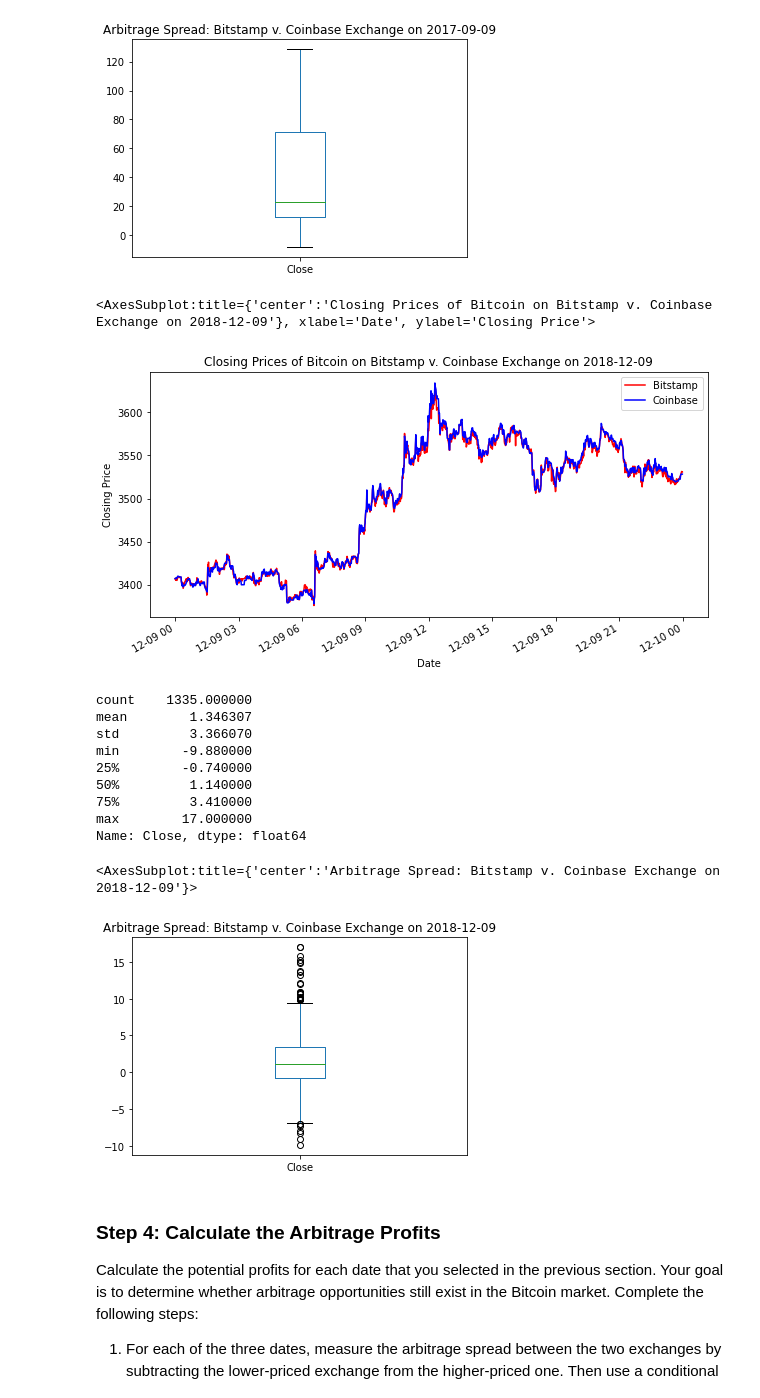
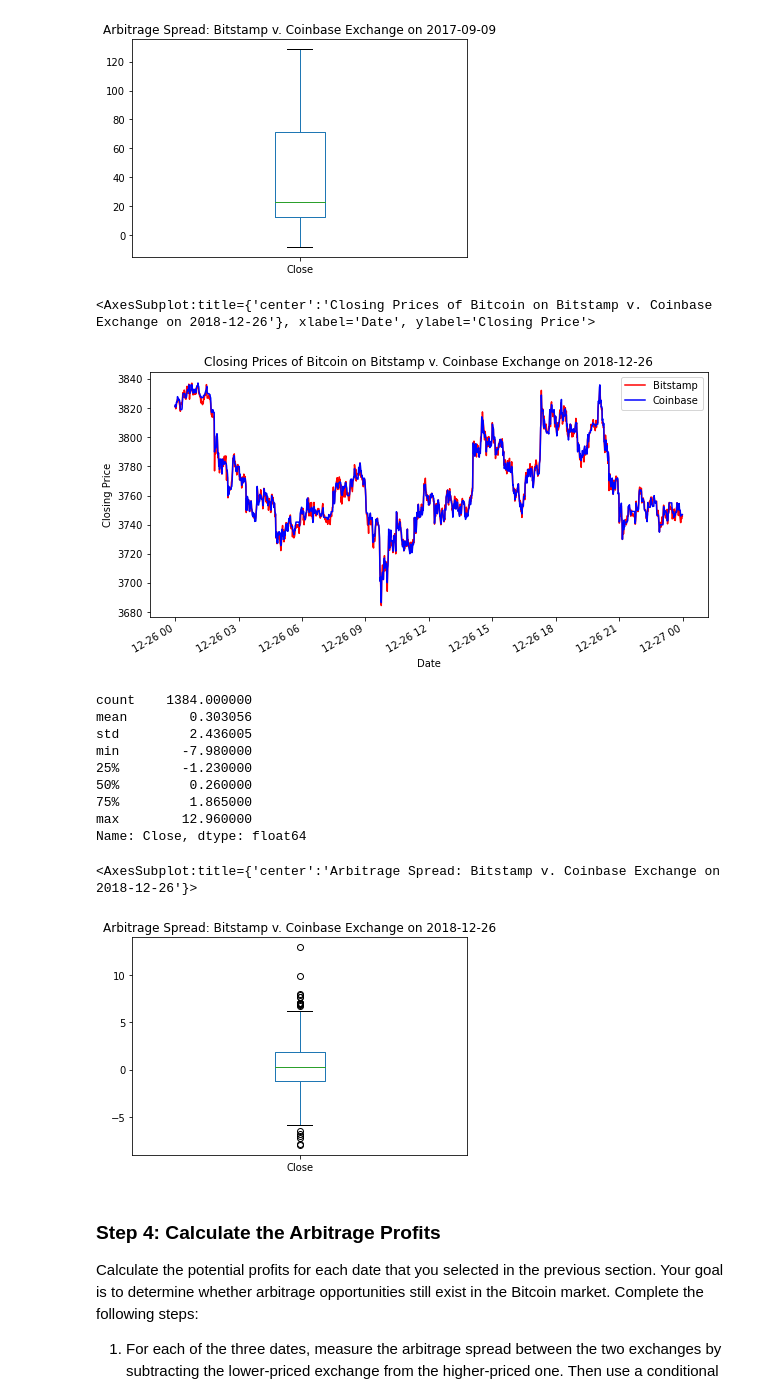
Before and after one commit to AbsurdSophist/Module_3_Challenge, a Jupyter notebook: crypto_arbitrage.ipynb, the cells around one changed output. Cells and saved outputs as stored; diff of their text form; code cells hidden in the pictures.

```diff
--- a/crypto_arbitrage.ipynb
+++ b/crypto_arbitrage.ipynb
@@ -453,52 +453,52 @@ arbitrage_spread_middle.plot.box(
 # %%
 # Create an overlay plot that visualizes the two dataframes over a period of one day from late in the dataset
 # Be sure that the plots include the parameters `legend`, `figsize`, `title`, `color` and `label`
-bitstamp_sliced.loc['2018-12-09'].plot(
+bitstamp_sliced.loc['2018-12-26'].plot(
     legend = True,
     label = 'Bitstamp',
     figsize = (10, 5),
-    title = 'Closing Prices of Bitcoin on Bitstamp v. Coinbase Exchange on 2018-12-09',
+    title = 'Closing Prices of Bitcoin on Bitstamp v. Coinbase Exchange on 2018-12-26',
     color = 'red',
     ylabel = 'Closing Price',
     xlabel = 'Date'
 )
-coinbase_sliced.loc['2018-12-09'].plot(
+coinbase_sliced.loc['2018-12-26'].plot(
     legend = True,
     label = 'Coinbase',
     figsize = (10, 5),
     color = 'blue',
     ylabel = 'Closing Price',
     xlabel = 'Date'
 )
 # %% [output]
-<AxesSubplot:title={'center':'Closing Prices of Bitcoin on Bitstamp v. Coinbase Exchange on 2018-12-09'}, xlabel='Date', ylabel='Closing Price'>
+<AxesSubplot:title={'center':'Closing Prices of Bitcoin on Bitstamp v. Coinbase Exchange on 2018-12-26'}, xlabel='Date', ylabel='Closing Price'>
-[figure, old version]
+[figure, new version]
 # %%
 # Using th date from late in the dataset that you have selected, calculate the arbitrage spread
 # by subtracting the bitstamp lower closing prices from the coinbase higher closing prices
-arbitrage_spread_late = coinbase_sliced.loc['2018-12-09'] - bitstamp_sliced.loc['2018-12-09']
+arbitrage_spread_late = coinbase_sliced.loc['2018-12-26'] - bitstamp_sliced.loc['2018-12-26']
 
 # Generate summary statistics for the late DataFrame
 arbitrage_spread_late.describe()
 # %% [output]
-count    1335.000000
-mean        1.346307
-std         3.366070
-min        -9.880000
-25%        -0.740000
-50%         1.140000
-75%         3.410000
-max        17.000000
+count    1384.000000
+mean        0.303056
+std         2.436005
+min        -7.980000
+25%        -1.230000
+50%         0.260000
+75%         1.865000
+max        12.960000
 Name: Close, dtype: float64
 # %%
 # Visualize the arbitrage spread from late in the dataset in a box plot
 # Be sure to include at least a title with your plot
 arbitrage_spread_late.plot.box(
-    title = 'Arbitrage Spread: Bitstamp v. Coinbase Exchange on 2018-12-09'
+    title = 'Arbitrage Spread: Bitstamp v. Coinbase Exchange on 2018-12-26'
 )
 # %% [output]
-<AxesSubplot:title={'center':'Arbitrage Spread: Bitstamp v. Coinbase Exchange on 2018-12-09'}>
+<AxesSubplot:title={'center':'Arbitrage Spread: Bitstamp v. Coinbase Exchange on 2018-12-26'}>
-[figure, old version]
+[figure, new version]
 # %% [markdown]
 ### Step 4: Calculate the Arbitrage Profits
 
```
Also changed, not shown: parts of 30 cells of this notebook.
